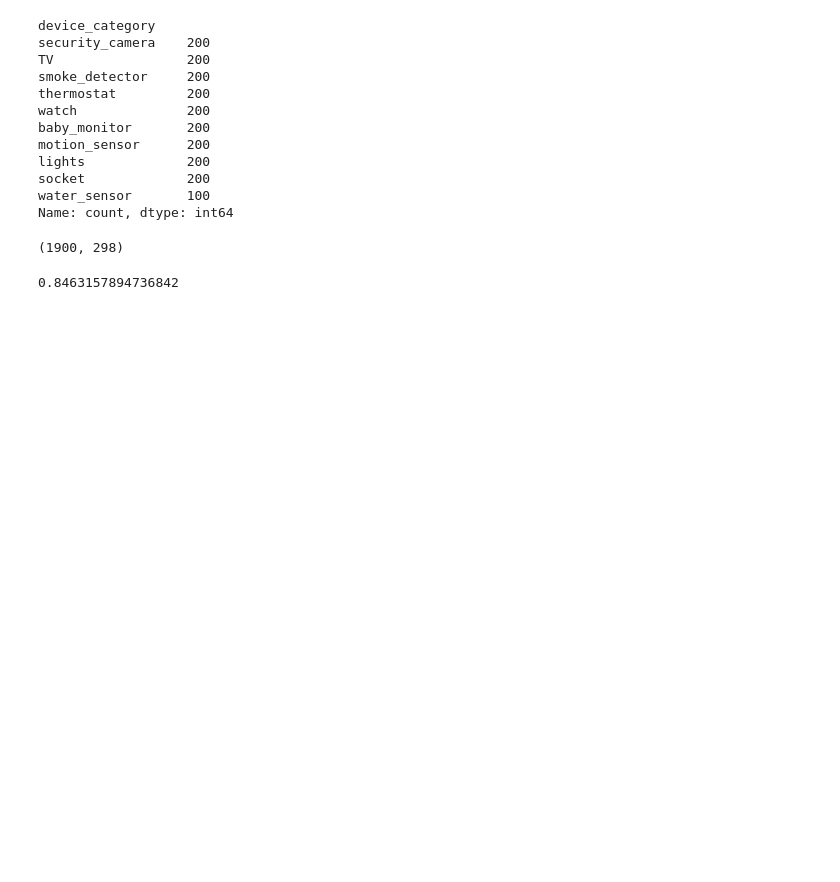
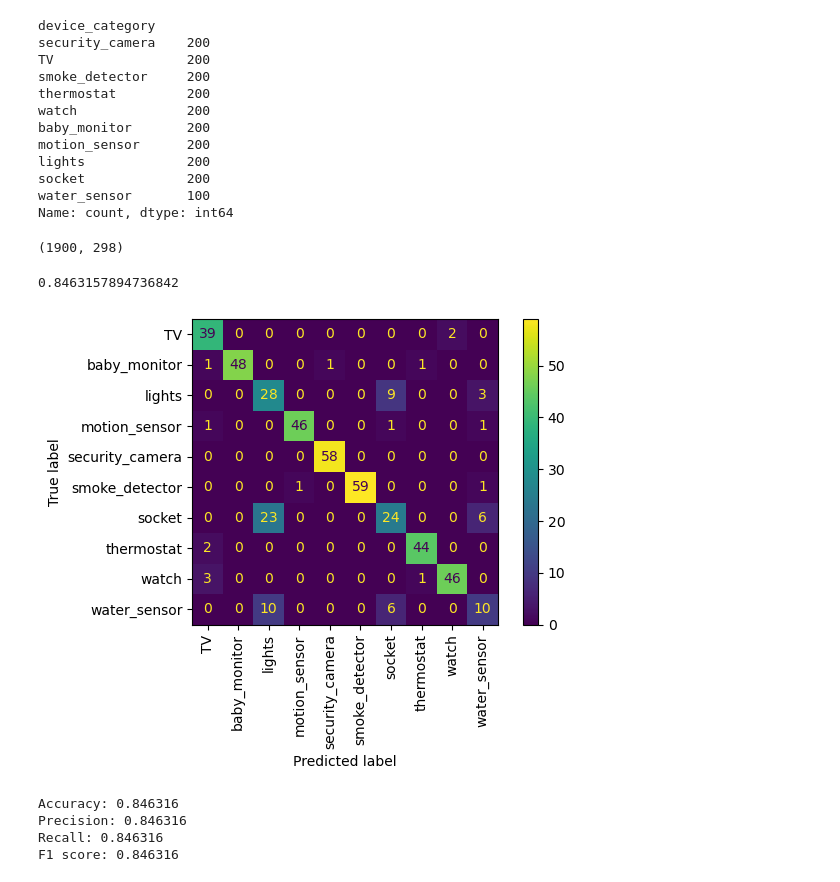
Before and after one commit to GloAlgara/TMA_Project, a Jupyter notebook: IoT predictor.ipynb, the cells around one changed output. Drawn from its saved outputs; the diff is of its cells as text; code cells hidden in the pictures; blank space fills up the shorter version.

```diff
--- a/IoT predictor.ipynb
+++ b/IoT predictor.ipynb
@@ -57,3 +69,30 @@ cls = BaggingClassifier(extra_tree, random_state=0).fit(X_train, y_train)
 cls.score(X_test, y_test)
 # %% [output]
 0.8463157894736842
+# %%
+ConfusionMatrixDisplay.from_estimator(cls, X_test, y_test, display_labels=cls.classes_, xticks_rotation="vertical")
+plt.tight_layout()
+plt.show()
+# %% [output]
+[figure, added]
+# %%
+# accuracy: (tp + tn) / (p + n)
+accuracy = accuracy_score(y_test, predictions)
+print('Accuracy: %f' % accuracy)
+# precision tp / (tp + fp)
+"""
+precision_score(y_test, y_pred, average='micro') will return the total ratio of tp/(tp + fp)
+"""
+precision = precision_score(y_test, predictions, average='micro')
+print('Precision: %f' % precision)
+# recall: tp / (tp + fn)
+recall = recall_score(y_test, predictions, average='micro')
+print('Recall: %f' % recall)
+# f1: 2 tp / (2 tp + fp + fn)
+f1 = f1_score(y_test, predictions, average='micro')
+print('F1 score: %f' % f1)
+# %% [output]
+Accuracy: 0.846316
+Precision: 0.846316
+Recall: 0.846316
+F1 score: 0.846316
```
Also changed, not shown: parts of 4 cells of this notebook.
